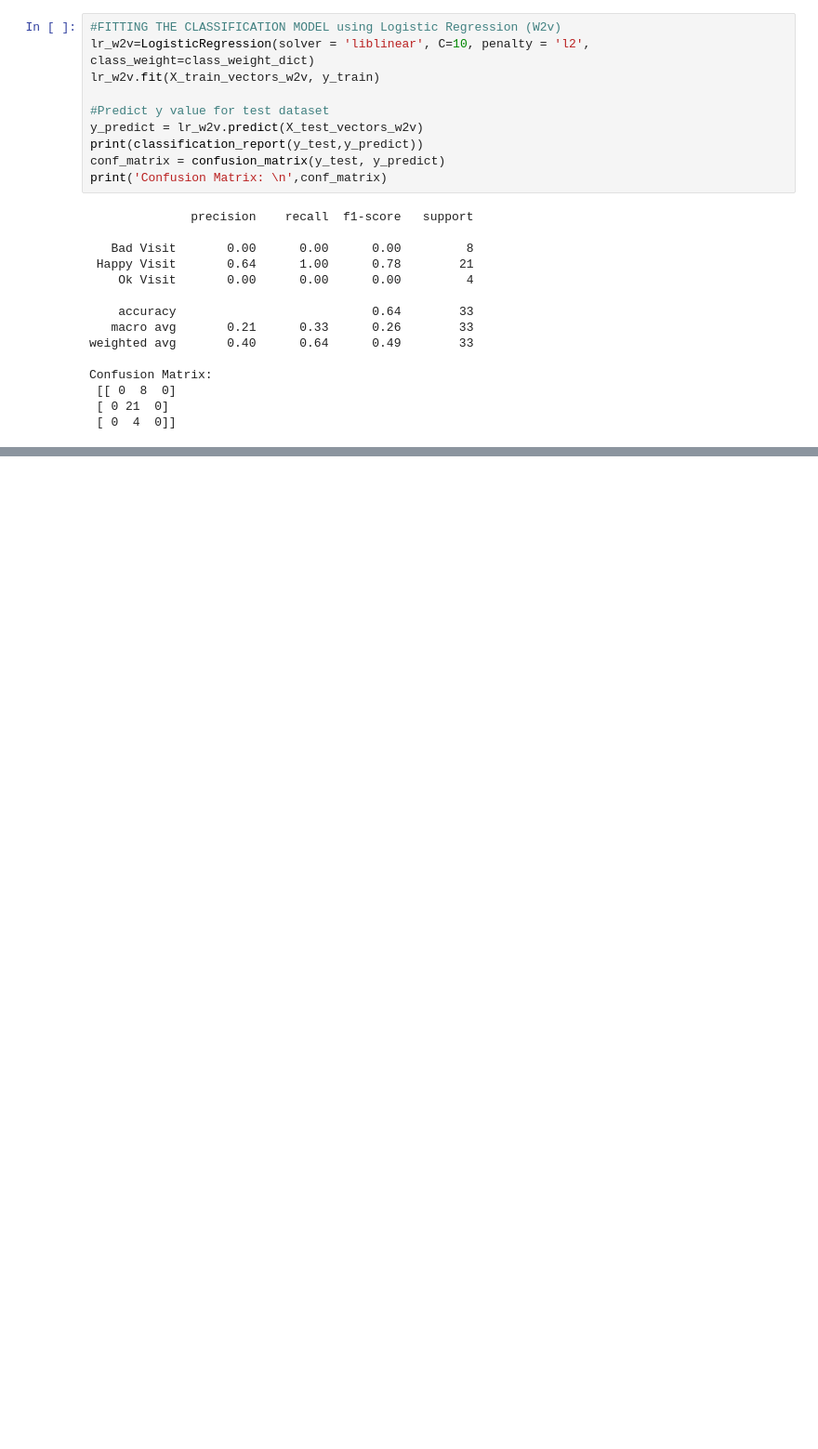
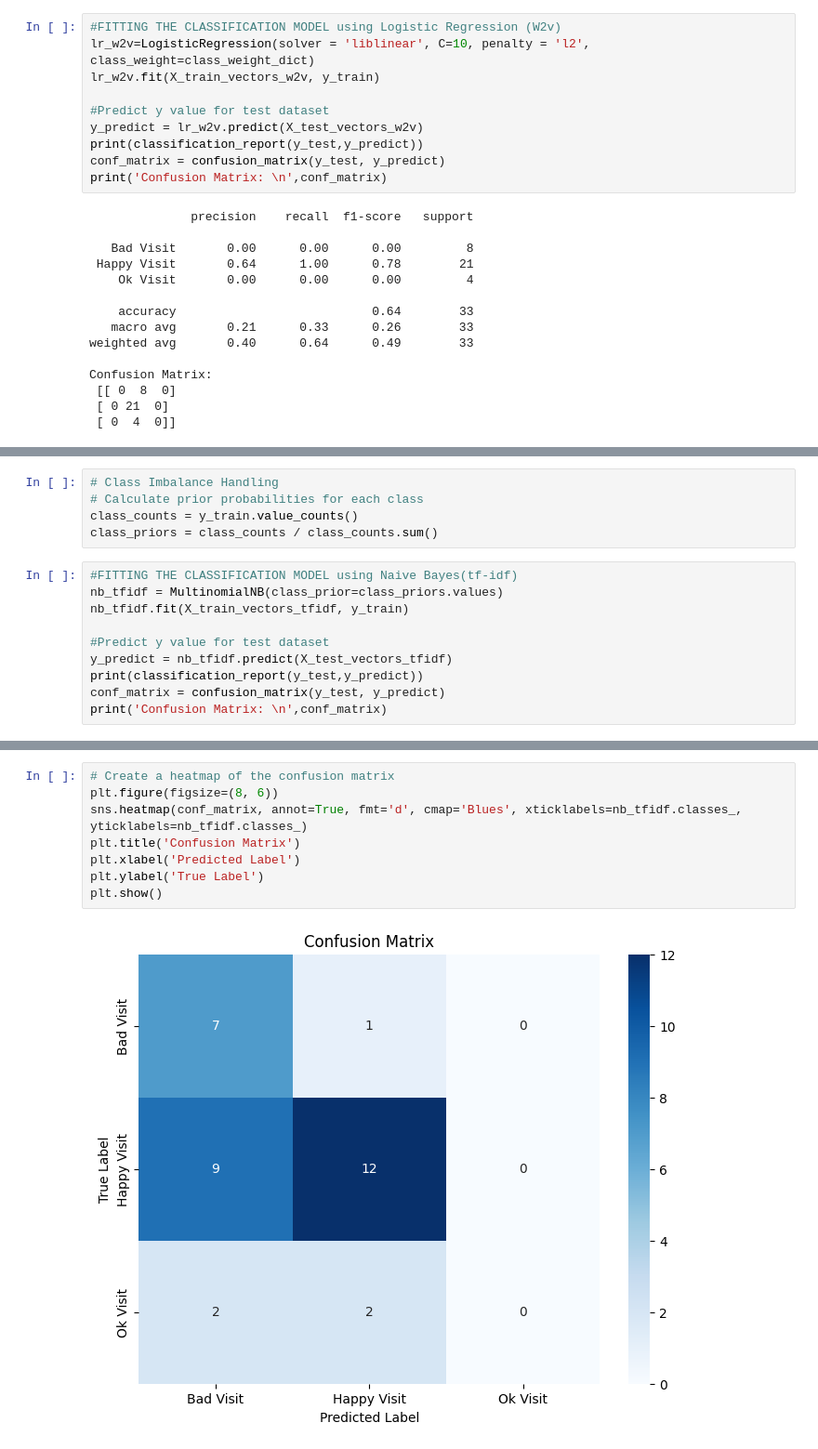
Before and after one commit to ajayt0m/Text_Classification_Alleppey, a Jupyter notebook: Classification.ipynb, the cells around one changed output, grey strips where cells are left out. Shown at 93% size. Cells and saved outputs as stored; diff of their text form; blank space fills up the shorter version.

```diff
--- a/Classification.ipynb
+++ b/Classification.ipynb
@@ -380,0 +402,15 @@ plt.show()
+# %%
+# Class Imbalance Handling
+# Calculate prior probabilities for each class
+class_counts = y_train.value_counts()
+class_priors = class_counts / class_counts.sum()
+# %%
+#FITTING THE CLASSIFICATION MODEL using Naive Bayes(tf-idf)
+nb_tfidf = MultinomialNB(class_prior=class_priors.values)
+nb_tfidf.fit(X_train_vectors_tfidf, y_train)
+
+#Predict y value for test dataset
+y_predict = nb_tfidf.predict(X_test_vectors_tfidf)
+print(classification_report(y_test,y_predict))
+conf_matrix = confusion_matrix(y_test, y_predict)
+print('Confusion Matrix: \n',conf_matrix)
@@ -380,0 +432,10 @@ plt.show()
+# %%
+# Create a heatmap of the confusion matrix
+plt.figure(figsize=(8, 6))
+sns.heatmap(conf_matrix, annot=True, fmt='d', cmap='Blues', xticklabels=nb_tfidf.classes_, yticklabels=nb_tfidf.classes_)
+plt.title('Confusion Matrix')
+plt.xlabel('Predicted Label')
+plt.ylabel('True Label')
+plt.show()
+# %% [output]
+[figure, added]
```
Also changed, not shown: parts of 10 cells of this notebook.
